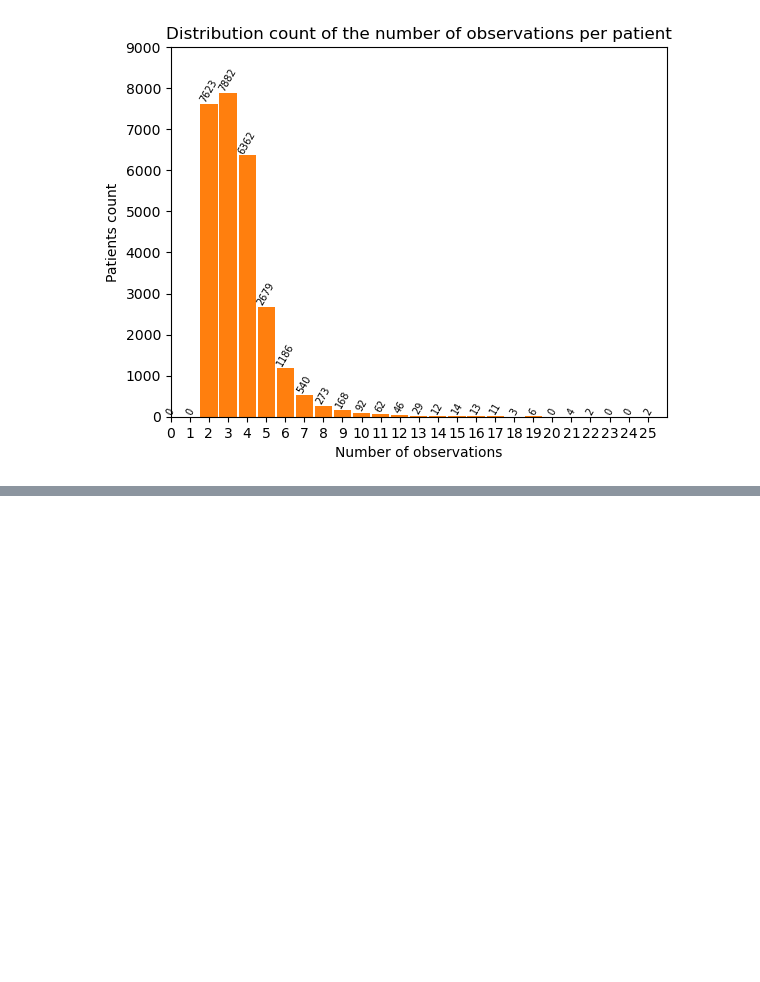
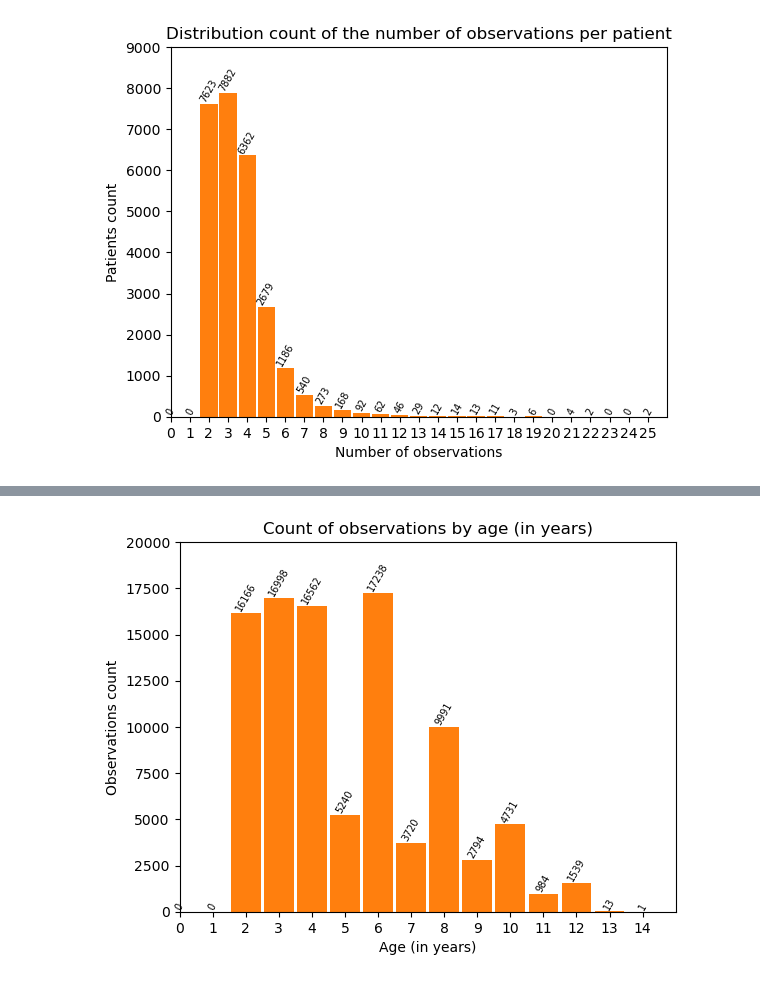
Before and after one commit to Marc-CC/Teen-Obesity-predictor-App, a Jupyter notebook: ML_models_tfm.ipynb, the cells around one changed output, grey strips where cells are left out. Drawn from its saved outputs; the diff is of its cells as text; code cells hidden in the pictures; blank space fills up the shorter version.

```diff
--- a/ML_models_tfm.ipynb
+++ b/ML_models_tfm.ipynb
@@ -90,0 +108,20 @@ data.groupby("subjid").value_counts()
+# %%
+# Plot observations by age_years
+n_patients = data.age_years.apply(math.trunc)
+counts = np.bincount(n_patients)
+n_bins = n_patients.max()
+labels = range(n_bins+1)
+
+fig, ax = plt.subplots()
+ax.bar(labels, counts, width= 0.9, align= 'center')
+
+ax.set(xticks= labels, xlim= [0, n_bins+1], ylim= [0, 20000])
+ax.bar_label(ax.bar(labels, counts, width= 0.9, align= 'center'),
+             counts, rotation= 60, fontsize= 7)
+ax.set_title("Count of observations by age (in years)")
+ax.set_ylabel("Observations count")
+ax.set_xlabel("Age (in years)")
+
+plt.show()
+# %% [output]
+[figure, added]
```
Also changed, not shown: parts of 5 cells of this notebook.
